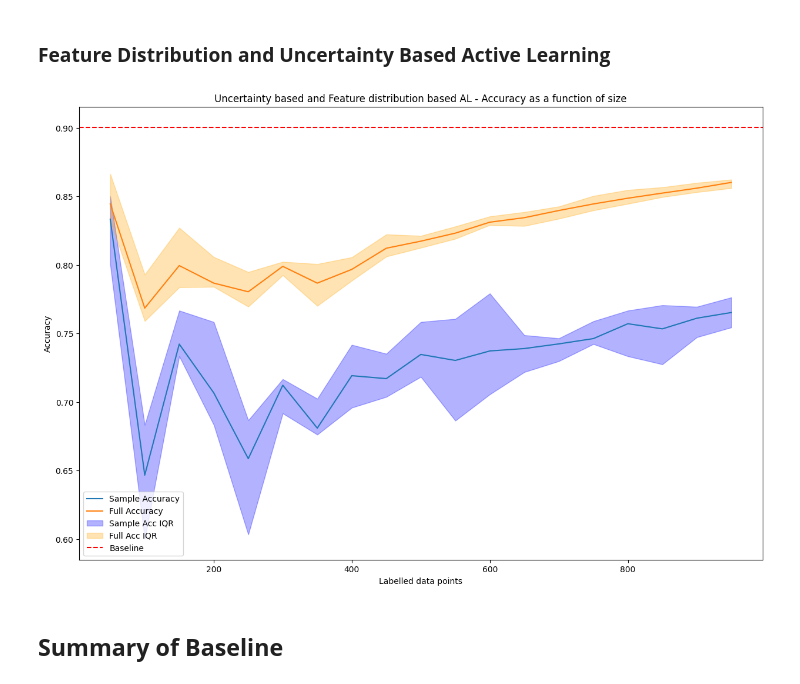
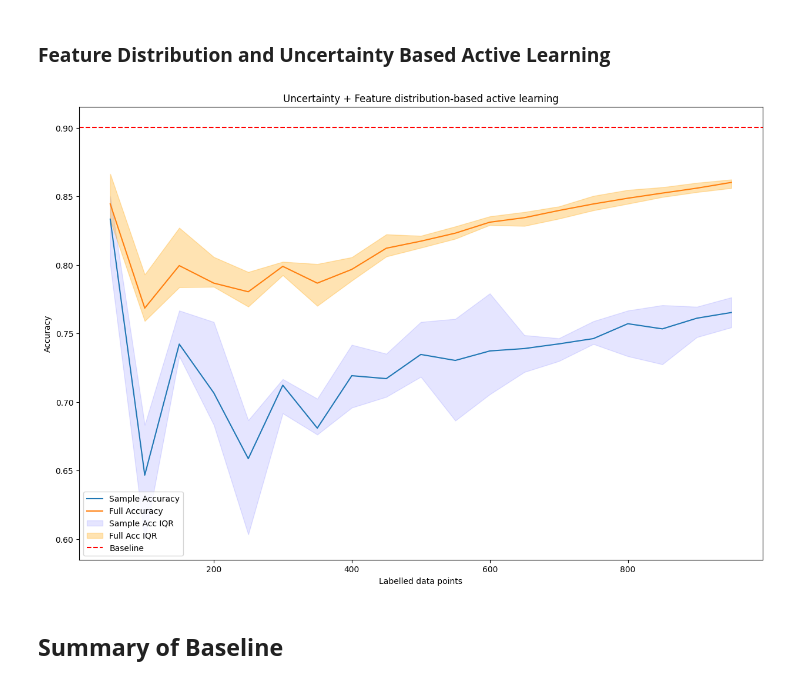
Before and after one commit to giorgiodemarchi/Duality-Based-Active-Learning, a Jupyter notebook: model.ipynb, the cells around one changed output. Cells and saved outputs as stored; diff of their text form; code cells hidden in the pictures.

```diff
--- a/model.ipynb
+++ b/model.ipynb
@@ -426,27 +395,10 @@ stats_full = {size: compute_stats(all_accuracies_uf_df, size, element_index=1) f
 # Convert these stats into DataFrames
 stats_sample_uf_df = pd.DataFrame(stats_sample, index=['Max', 'Min', '25%', '75%']).T
 stats_full_uf_df = pd.DataFrame(stats_full, index=['Max', 'Min', '25%', '75%']).T
-# %%
-# Plotting
-plt.figure(figsize=(15,10))
-
-# Plot average accuracies
-plt.plot(accuracies_uf_df.reset_index()['index'], accuracies_uf_df['Sample Accuracy'], label='Sample Accuracy')
-plt.plot(accuracies_uf_df.reset_index()['index'], accuracies_uf_df['Full Accuracy'], label='Full Accuracy')
-
-# Optional: Plot IQR
-plt.fill_between(accuracies_uf_df.reset_index()['index'], stats_sample_uf_df['25%'], stats_sample_uf_df['75%'], color='blue', alpha=0.3, label='Sample Acc IQR')
-plt.fill_between(accuracies_uf_df.reset_index()['index'], stats_full_uf_df['25%'], stats_full_uf_df['75%'], color='orange', alpha=0.3, label='Full Acc IQR')
-
-# Baseline accuracy and other plot settings
-plt.axhline(y=baseline_accuracy, color='r', linestyle='--', label='Baseline')
-plt.legend()
-plt.title('Uncertainty based and Feature distribution based AL - Accuracy as a function of size')
-plt.xlabel('Labelled data points')
-plt.ylabel('Accuracy')
-plt.show()
-# %% [output]
-[figure, removed]
+# %%
+plot_result(accuracies_uf_df, stats_sample_uf_df, stats_full_uf_df, baseline_accuracy, 'Uncertainty + Feature distribution-based active learning', show_iqr_sample=True)
+# %% [output]
+[figure, added]
 # %% [markdown]
 ## **Summary of Baseline**
 # %%
```
Also changed, not shown: parts of 7 cells of this notebook.
